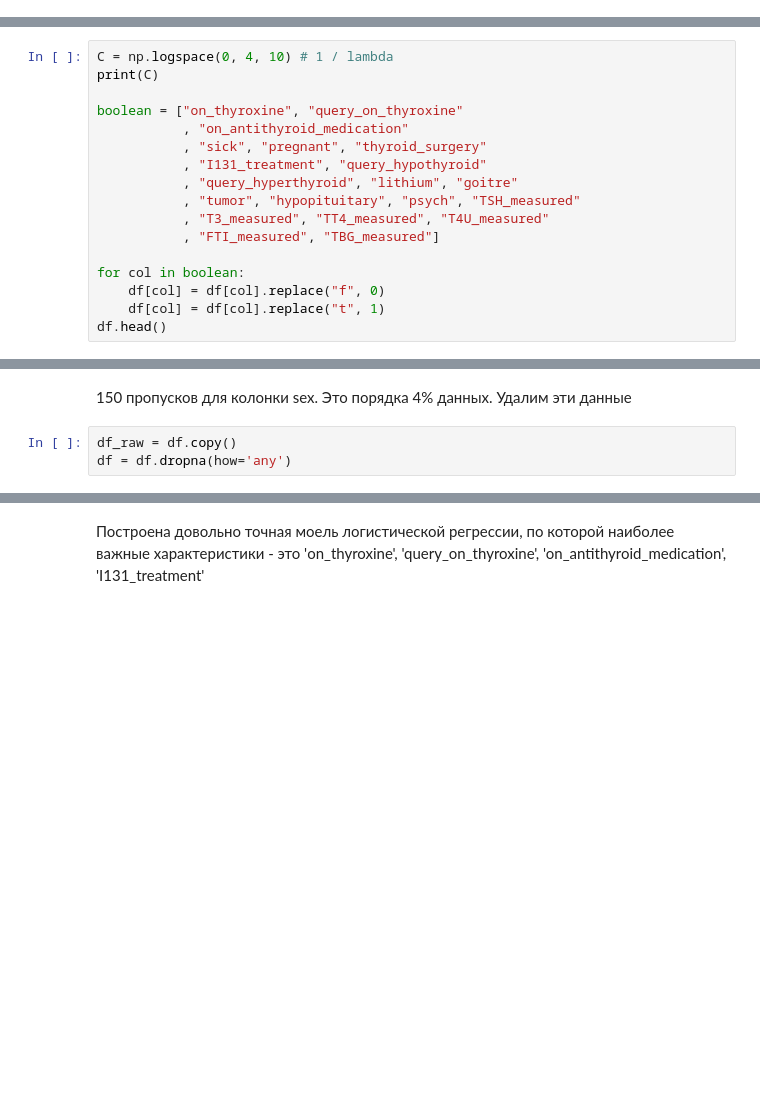
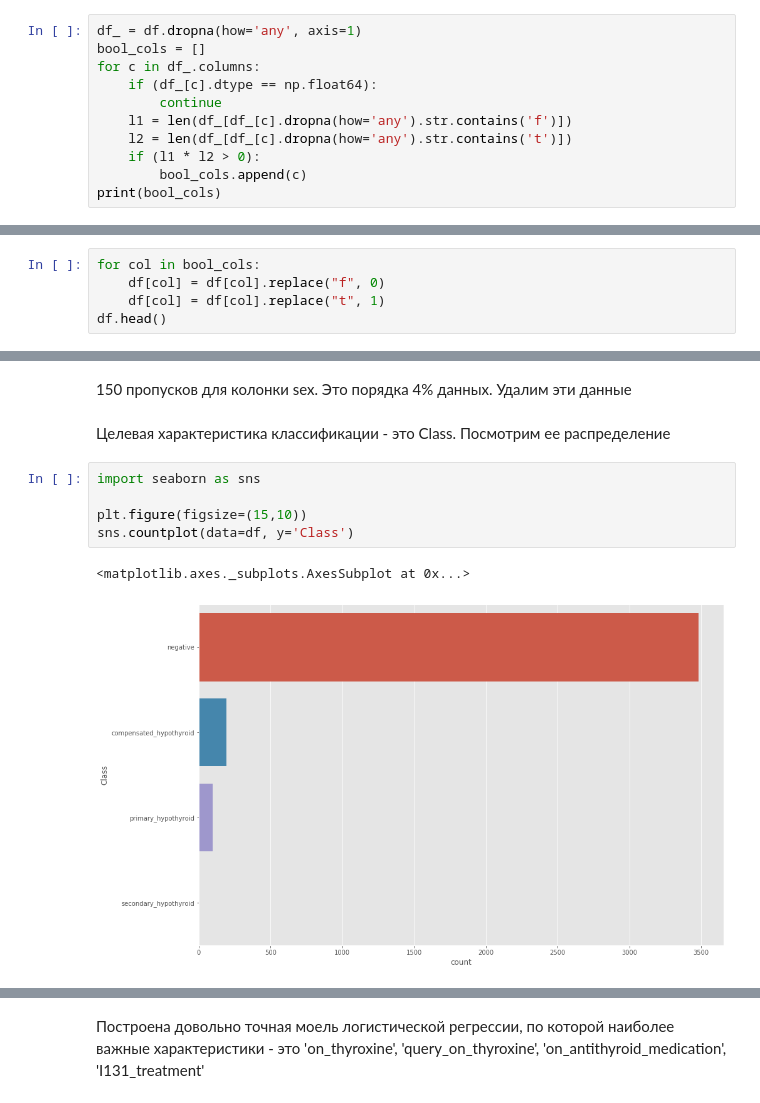
Before and after one commit to DenisPonizovkin/ds-jupyter, a Jupyter notebook: Ponizovkin. Classification1.ipynb, the cells around one changed output, grey strips where cells are left out. Cells and saved outputs as stored; diff of their text form; blank space fills up the shorter version.

```diff
--- a/Ponizovkin. Classification1.ipynb
+++ b/Ponizovkin. Classification1.ipynb
@@ -27,0 +62,11 @@ df.head()
+# %%
+df_ = df.dropna(how='any', axis=1)
+bool_cols = []
+for c in df_.columns:
+    if (df_[c].dtype == np.float64):
+        continue
+    l1 = len(df_[df_[c].dropna(how='any').str.contains('f')])
+    l2 = len(df_[df_[c].dropna(how='any').str.contains('t')])
+    if (l1 * l2 > 0):
+        bool_cols.append(c)
+print(bool_cols)
@@ -28,17 +75,5 @@ df.head()
 # %%
-C = np.logspace(0, 4, 10) # 1 / lambda
-print(C)
-
-boolean = ["on_thyroxine", "query_on_thyroxine"
-           , "on_antithyroid_medication"
-           , "sick", "pregnant", "thyroid_surgery"
-           , "I131_treatment", "query_hypothyroid"
-           , "query_hyperthyroid", "lithium", "goitre"
-           , "tumor", "hypopituitary", "psych", "TSH_measured"
-           , "T3_measured", "TT4_measured", "T4U_measured"
-           , "FTI_measured", "TBG_measured"]
-
-for col in boolean:
+for col in bool_cols:
     df[col] = df[col].replace("f", 0)
     df[col] = df[col].replace("t", 1)
 df.head()
@@ -165,6 +179,13 @@ Class                          0
 dtype: int64
 # %% [markdown]
 150 пропусков для колонки sex. Это порядка 4% данных. Удалим эти данные
-# %%
-df_raw = df.copy()
-df = df.dropna(how='any')
+# %% [markdown]
+Целевая характеристика классификации - это Class. Посмотрим ее распределение
+# %%
+import seaborn as sns
+
+plt.figure(figsize=(15,10))
+sns.countplot(data=df, y='Class')
+# %% [output]
+<matplotlib.axes._subplots.AxesSubplot at 0x...>
+[figure, added]
```
Also changed, not shown: parts of 42 cells of this notebook.
